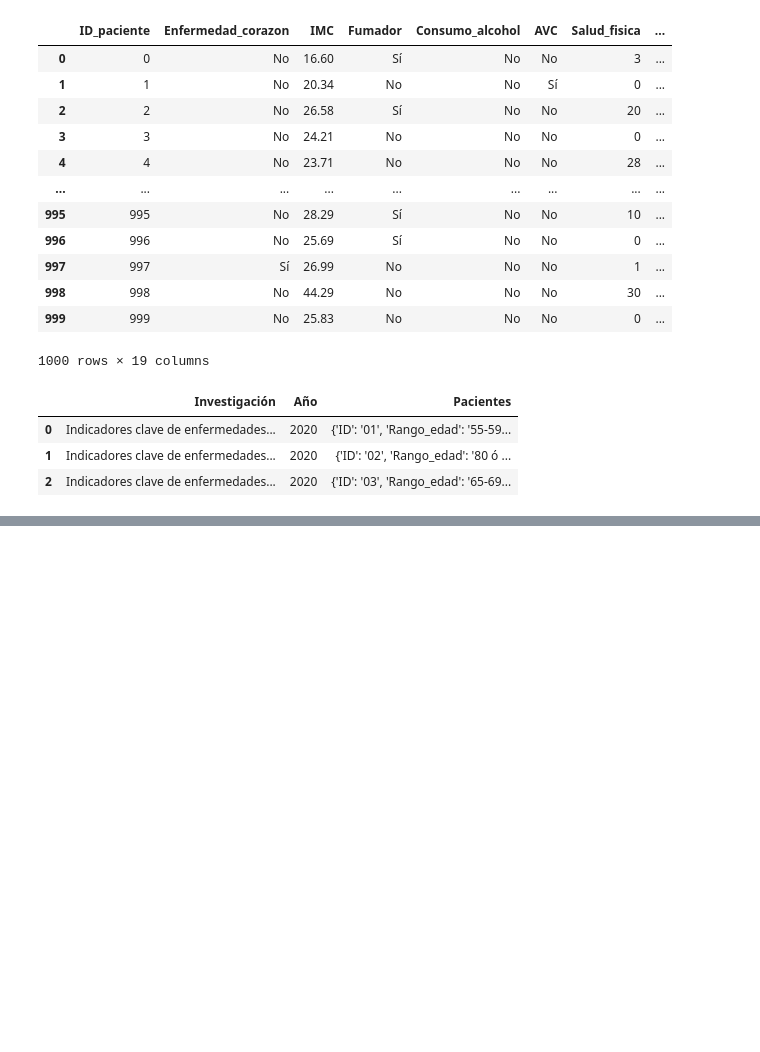
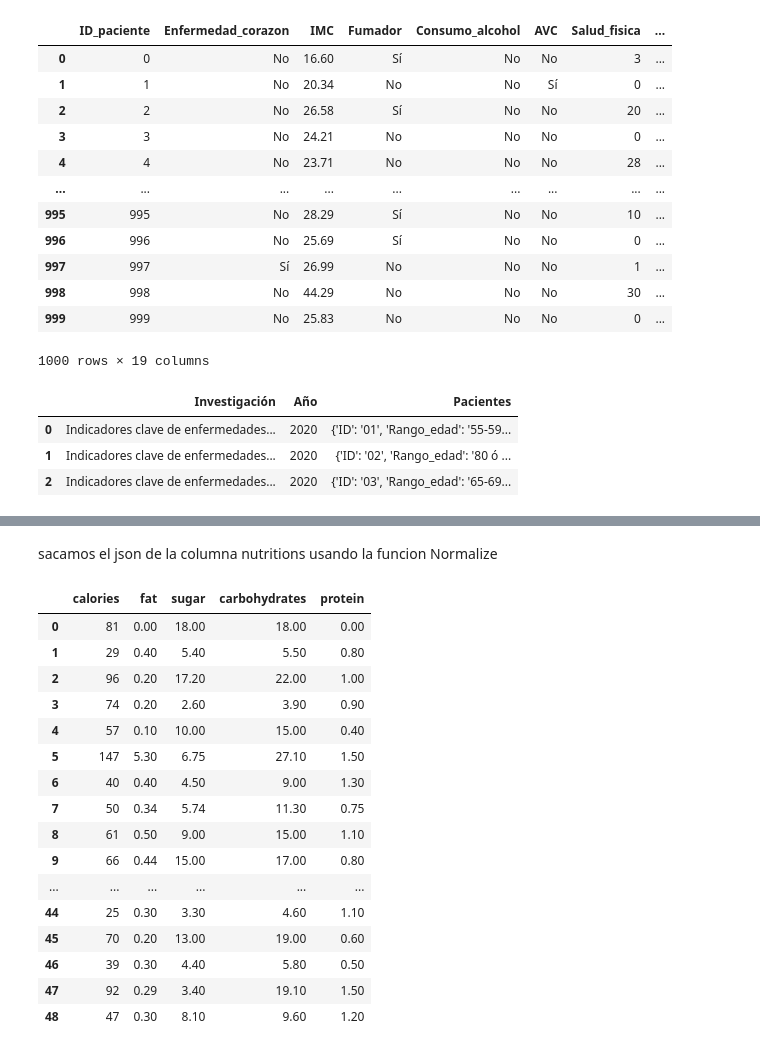
Before and after one commit to yuri19762008/001_ORACLE, a Jupyter notebook: 008_LEER_ARCHIVOS_JSON/archivos_JSON.ipynb, the cells around one changed output, grey strips where cells are left out. Saved outputs shown, nothing was run; the diff lists cells and outputs as text; code cells hidden in the pictures; blank space fills up the shorter version.

```diff
--- a/008_LEER_ARCHIVOS_JSON/archivos_JSON.ipynb
+++ b/008_LEER_ARCHIVOS_JSON/archivos_JSON.ipynb
@@ -33,0 +119,28 @@ dato_pacientes_2
+# %%
+
+df_resultado = pd.DataFrame(resultado)
+df_resultado
+# %% [markdown]
+sacamos el json de la columna nutritions usando la funcion Normalize
+# %%
+df_resultado_norm = pd.json_normalize(df_resultado['nutritions'])
+
+df_resultado_norm
+# %% [output]
+|  | calories | fat | sugar | carbohydrates | protein |
+| 0 | 81 | 0.00 | 18.00 | 18.00 | 0.00 |
+| 1 | 29 | 0.40 | 5.40 | 5.50 | 0.80 |
+| 2 | 96 | 0.20 | 17.20 | 22.00 | 1.00 |
+| 3 | 74 | 0.20 | 2.60 | 3.90 | 0.90 |
+| 4 | 57 | 0.10 | 10.00 | 15.00 | 0.40 |
+| 5 | 147 | 5.30 | 6.75 | 27.10 | 1.50 |
+| 6 | 40 | 0.40 | 4.50 | 9.00 | 1.30 |
+| 7 | 50 | 0.34 | 5.74 | 11.30 | 0.75 |
+| 8 | 61 | 0.50 | 9.00 | 15.00 | 1.10 |
+| 9 | 66 | 0.44 | 15.00 | 17.00 | 0.80 |
+| ... | ... | ... | ... | ... | ... |
+| 44 | 25 | 0.30 | 3.30 | 4.60 | 1.10 |
+| 45 | 70 | 0.20 | 13.00 | 19.00 | 0.60 |
+| 46 | 39 | 0.30 | 4.40 | 5.80 | 0.50 |
+| 47 | 92 | 0.29 | 3.40 | 19.10 | 1.50 |
+| 48 | 47 | 0.30 | 8.10 | 9.60 | 1.20 |
```
Also changed, not shown: parts of 11 cells of this notebook, 1 other file.
